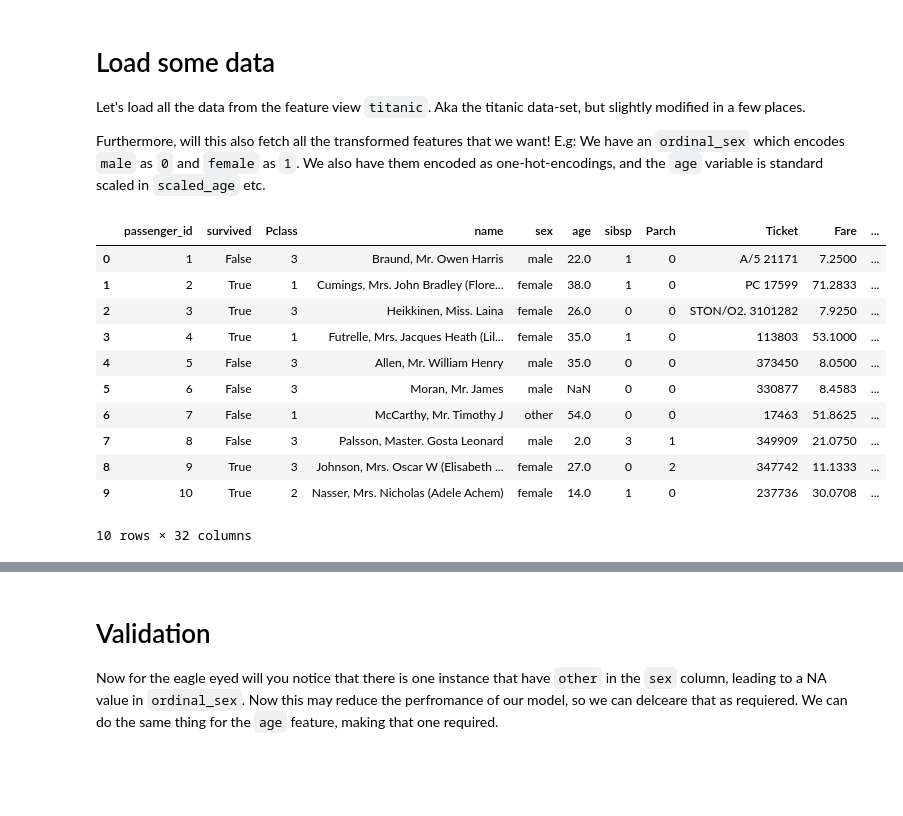
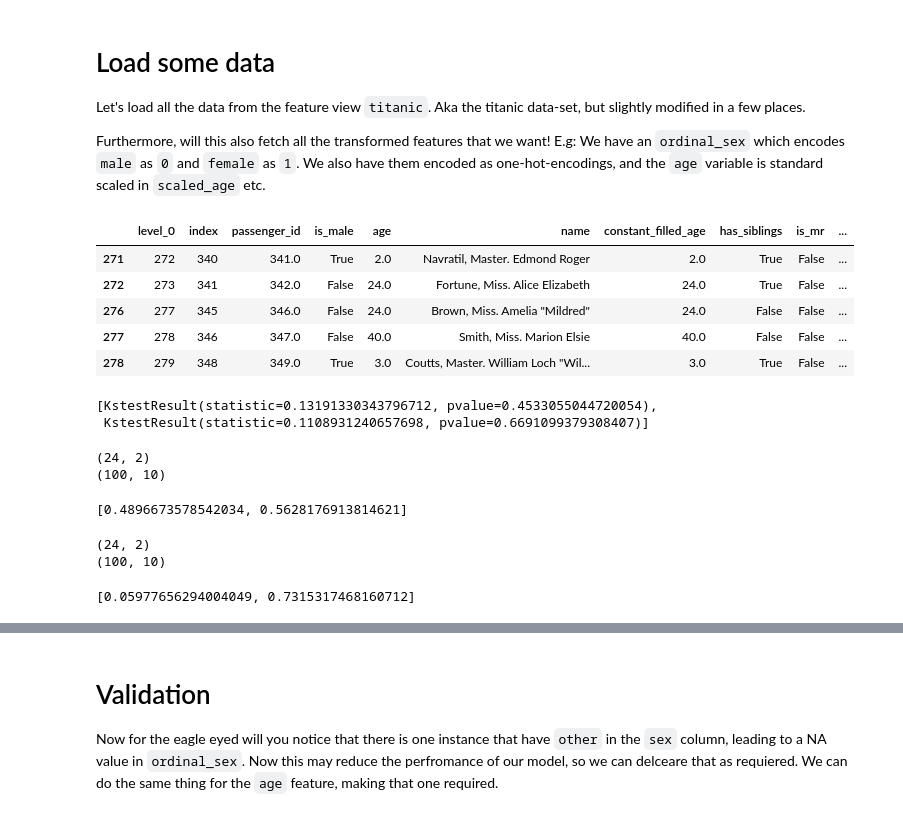
Before and after one commit to MatsMoll/aligned-example-otovo, a Jupyter notebook: example.ipynb, the cells around one changed output, grey strips where cells are left out. Saved outputs shown, nothing was run; the diff lists cells and outputs as text; code cells hidden in the pictures; blank space fills up the shorter version.

```diff
--- a/example.ipynb
+++ b/example.ipynb
@@ -51,15 +47,66 @@ dataset = await feature_store.feature_view("titanic")\
+# %%
+from pandas import Series
+
+dataset = await feature_store.model("titanic_model")\
+    .features_for(entities={
+        "passenger_id": list(range(0, 400))
+    })\
+    .validate(PanderaValidator())\
+    .test_size(0.15, target_column="survived")\
+    .validation_size(0.15)\
+    .use_df()
 # %%
-dataset.head(10)
+dataset.test.data.head()
 # %% [output]
-|  | passenger_id | survived | Pclass | name | sex | age | sibsp | Parch | Ticket | Fare | ... |
-| 0 | 1 | False | 3 | Braund, Mr. Owen Harris | male | 22.0 | 1 | 0 | A/5 21171 | 7.2500 | ... |
-| 1 | 2 | True | 1 | Cumings, Mrs. John Bradley (Flore... | female | 38.0 | 1 | 0 | PC 17599 | 71.2833 | ... |
-| 2 | 3 | True | 3 | Heikkinen, Miss. Laina | female | 26.0 | 0 | 0 | STON/O2. 3101282 | 7.9250 | ... |
-| 3 | 4 | True | 1 | Futrelle, Mrs. Jacques Heath (Lil... | female | 35.0 | 1 | 0 | 113803 | 53.1000 | ... |
-| 4 | 5 | False | 3 | Allen, Mr. William Henry | male | 35.0 | 0 | 0 | 373450 | 8.0500 | ... |
-| 5 | 6 | False | 3 | Moran, Mr. James | male | NaN | 0 | 0 | 330877 | 8.4583 | ... |
-| 6 | 7 | False | 1 | McCarthy, Mr. Timothy J | other | 54.0 | 0 | 0 | 17463 | 51.8625 | ... |
-| 7 | 8 | False | 3 | Palsson, Master. Gosta Leonard | male | 2.0 | 3 | 1 | 349909 | 21.0750 | ... |
-| 8 | 9 | True | 3 | Johnson, Mrs. Oscar W (Elisabeth ... | female | 27.0 | 0 | 2 | 347742 | 11.1333 | ... |
-| 9 | 10 | True | 2 | Nasser, Mrs. Nicholas (Adele Achem) | female | 14.0 | 1 | 0 | 237736 | 30.0708 | ... |
+|  | level_0 | index | passenger_id | is_male | age | name | constant_filled_age | has_siblings | is_mr | ... |
+| 271 | 272 | 340 | 341.0 | True | 2.0 | Navratil, Master. Edmond Roger | 2.0 | True | False | ... |
+| 272 | 273 | 341 | 342.0 | False | 24.0 | Fortune, Miss. Alice Elizabeth | 24.0 | True | False | ... |
+| 276 | 277 | 345 | 346.0 | False | 24.0 | Brown, Miss. Amelia "Mildred" | 24.0 | False | False | ... |
+| 277 | 278 | 346 | 347.0 | False | 40.0 | Smith, Miss. Marion Elsie | 40.0 | False | False | ... |
+| 278 | 279 | 348 | 349.0 | True | 3.0 | Coutts, Master. William Loch "Wil... | 3.0 | True | False | ... |
-10 rows × 32 columns
+# %%
+result = [ks_2samp(pca_reference[:,index], test_pca[:,index]) for index in range(0, pca_reference.shape[1])]
+result
+# %% [output]
+[KstestResult(statistic=0.13191330343796712, pvalue=0.4533055044720054),
+ KstestResult(statistic=0.1108931240657698, pvalue=0.6691099379308407)]
+# %%
+job = feature_store.model("titanic_model")\
+    .features_for(entities={
+        "passenger_id": list(range(400, 500))
+    })
+
+new_dataset = await job\
+    .validate(PanderaValidator())\
+    .to_df()
+
+feature_names = list({feature.name for feature in job.request_result.features} - {"survived"})
+
+pca_new = pca.transform(new_dataset[feature_names])
+
+result = [ks_2samp(pca_reference[:,index], pca_new[:,index]).pvalue for index in range(0, pca_reference.shape[1])]
+result
+# %% [output]
+(24, 2)
+(100, 10)
+[0.4896673578542034, 0.5628176913814621]
+# %%
+job = feature_store.model("titanic_model")\
+    .features_for(entities={
+        "passenger_id": list(range(500, 600))
+    })
+
+new_dataset = await job\
+    .validate(PanderaValidator())\
+    .to_df()
+
+feature_names = list({feature.name for feature in job.request_result.features} - {"survived"})
+
+pca_new = pca.transform(new_dataset[feature_names])
+
+result = [ks_2samp(pca_reference[:,index], pca_new[:,index]).pvalue for index in range(0, pca_reference.shape[1])]
+result
+# %% [output]
+(24, 2)
+(100, 10)
+[0.05977656294004049, 0.7315317468160712]
```
Also changed, not shown: parts of 4 cells of this notebook, 11 other files.
